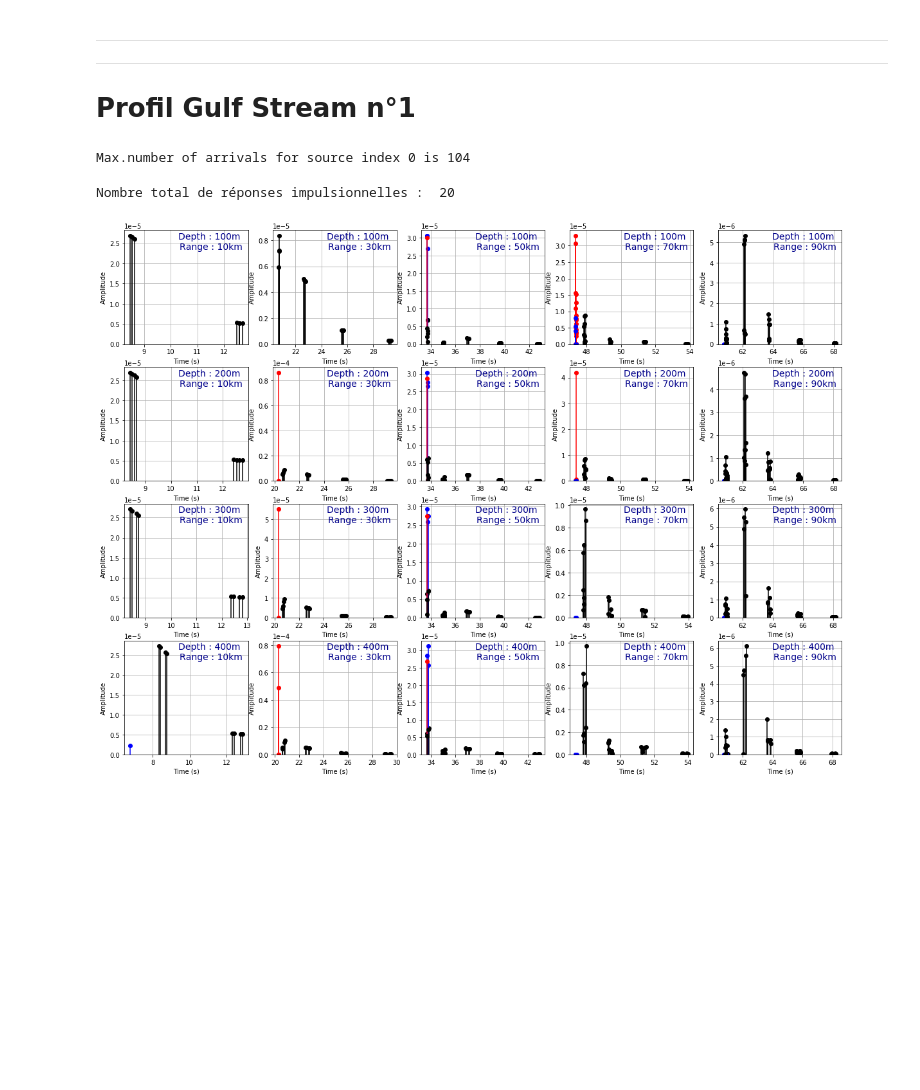
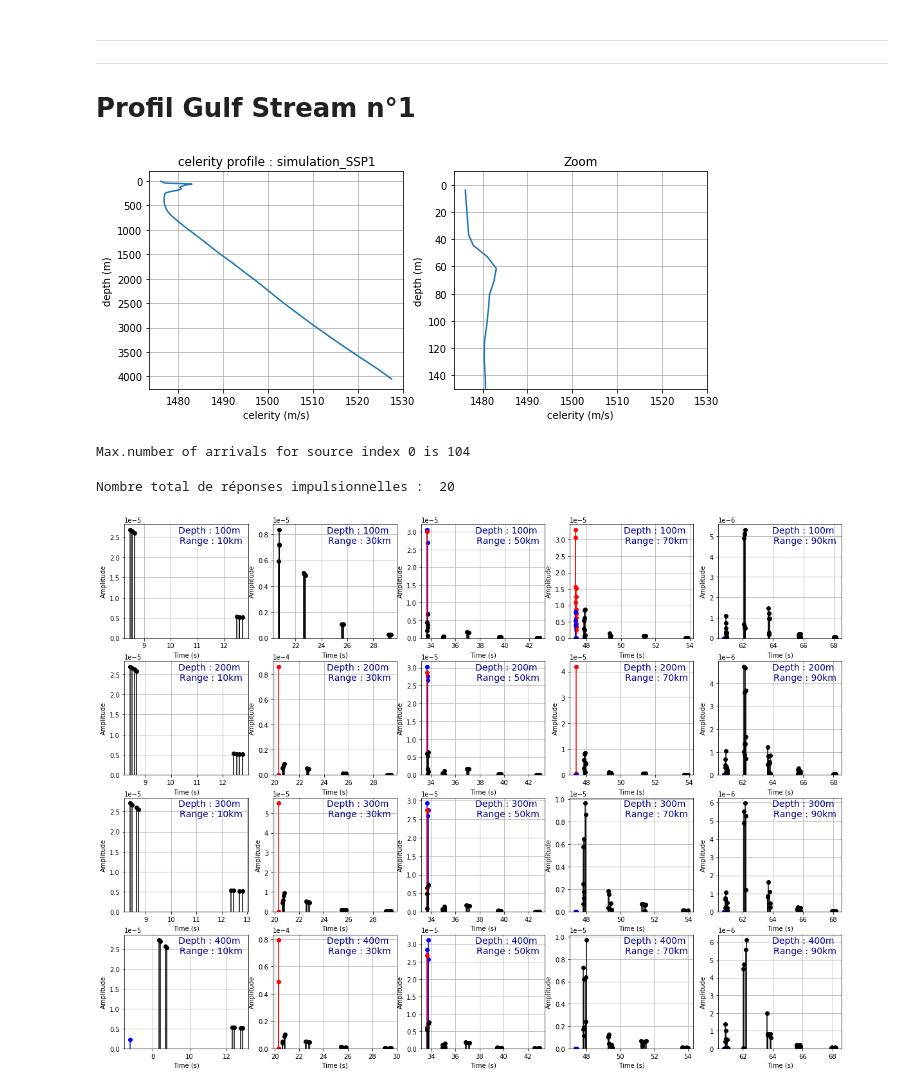
Before and after one commit to ponchama/Cognac_Acoustique, a Jupyter notebook: Bellhop/Partie5_methode_detection/Untitled.ipynb, the cells around one changed output. Cells and saved outputs as stored; diff of their text form; code cells hidden in the pictures; blank space fills up the shorter version.

```diff
--- a/Bellhop/Partie5_methode_detection/Untitled.ipynb
+++ b/Bellhop/Partie5_methode_detection/Untitled.ipynb
@@ -2103,6 +2156,12 @@ plt.savefig('erreur_med4', dpi=100)
 ---
 ----
 # Profil Gulf Stream n°1
+# %%
+issp = 0
+g1.plotssp('gs', Issp=issp)
+plt.savefig('profile_gs1', dpi=100)
+# %% [output]
+[figure, added]
 # %%
 ### Creat .env file
 
```
Also changed, not shown: parts of 79 cells of this notebook, 1 other file.
